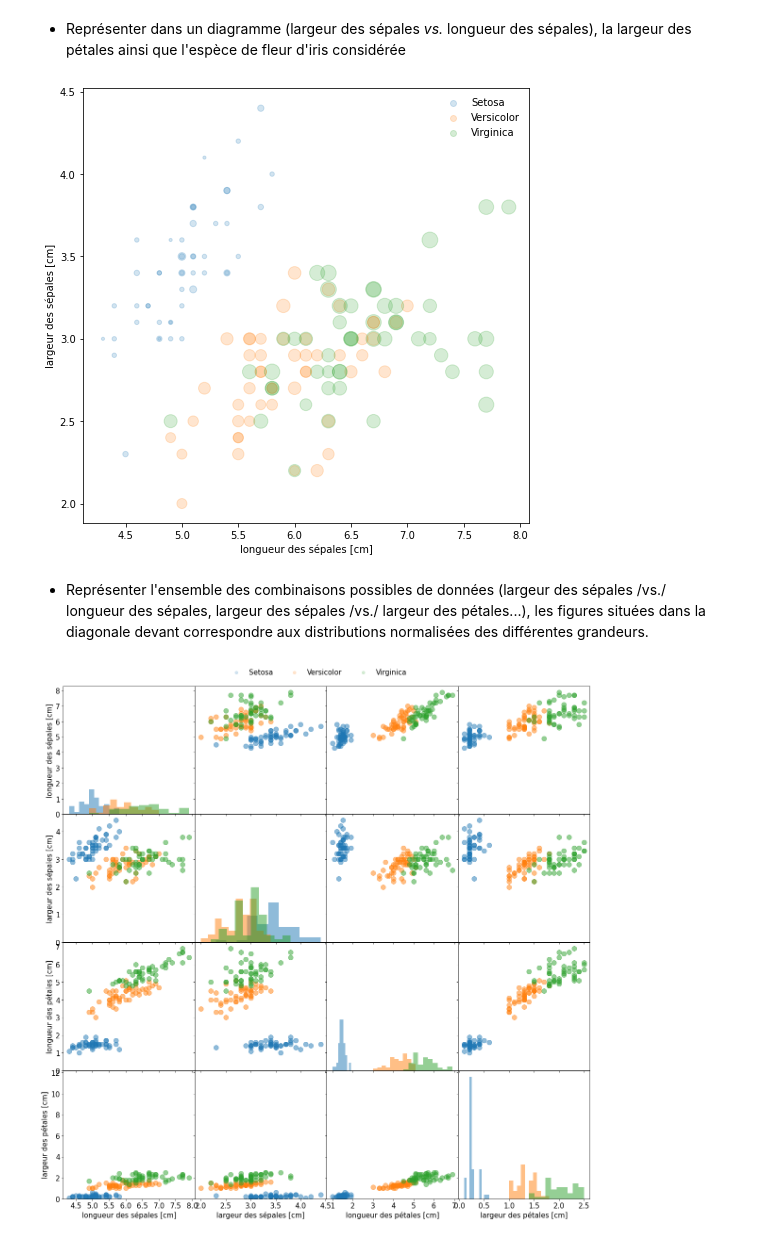
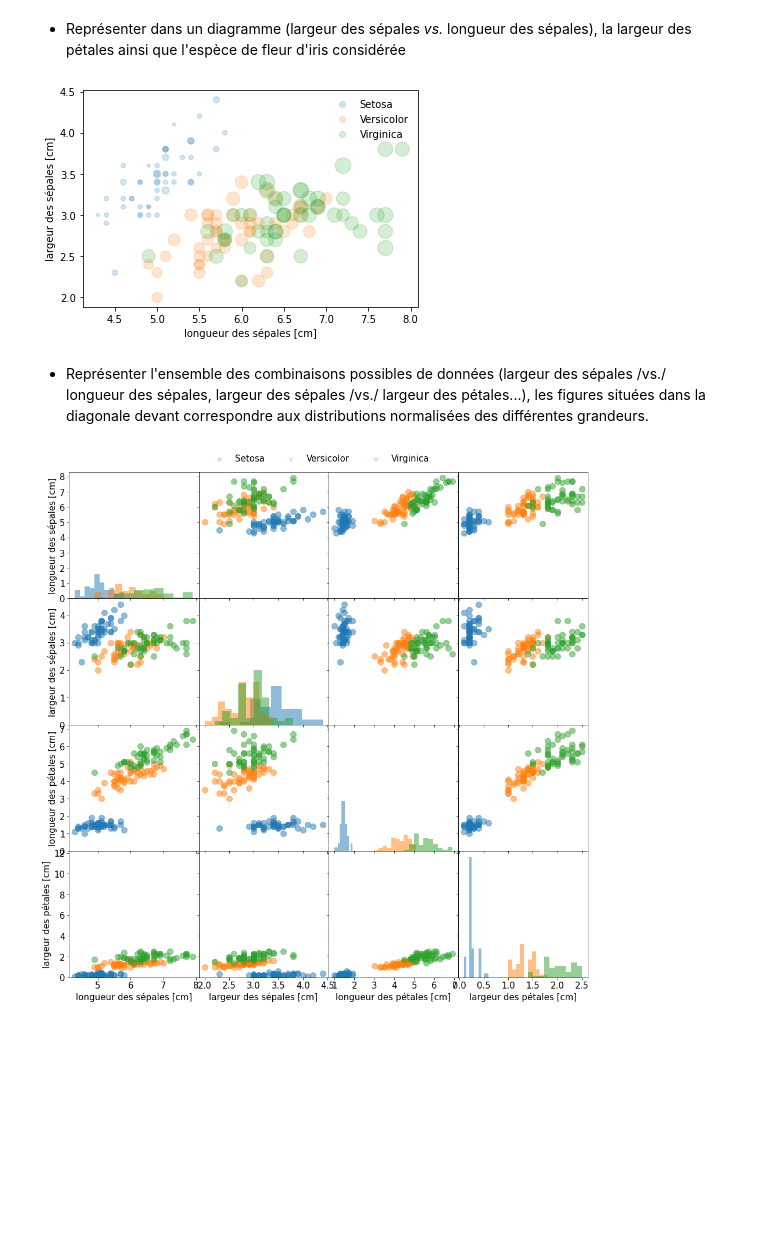
Before and after one commit to xgarrido/master_python_teaching, a Jupyter notebook: td/04_td_pandas.ipynb, the cells around one changed output. Drawn from its saved outputs; the diff is of its cells as text; code cells hidden in the pictures; blank space fills up the shorter version.

```diff
--- a/td/04_td_pandas.ipynb
+++ b/td/04_td_pandas.ipynb
@@ -159,12 +159,6 @@ import numpy as np
 import pandas as pd
 
 df = pd.read_csv("./data/iris.csv")
-
-sepal_length = df["sepal.length"]
-sepal_width = df["sepal.width"]
-petal_length = df["petal.length"]
-petal_width = df["petal.width"]
-variety = df["variety"]
-df["colors"] = np.where(variety == "Setosa", "C0", np.where(variety == "Versicolor", "C1", "C2"))
+df["colors"] = np.where(df.variety == "Setosa", "C0", np.where(df.variety == "Versicolor", "C1", "C2"))
 df.head()
 # %% [output]
@@ -204,16 +199,16 @@ for xlabel, data in labels.items():
 # %% [markdown]
 -  Représenter dans un diagramme (largeur des sépales *vs.* longueur des sépales), la largeur des pétales ainsi que l'espèce de fleur d'iris considérée
 # %%
-plt.scatter(sepal_length, sepal_width, s=100 * petal_width, c=df["colors"], alpha=0.2)
+plt.scatter(df.sepal_length, df.sepal_width, s=100 * df.petal_width, c=df["colors"], alpha=0.2)
 plt.xlabel("longueur des sépales [cm]")
 plt.ylabel("largeur des sépales [cm]")
 
 # Création d'une légende à partir d'un scatter plot vide
-for i, v in enumerate(variety.unique()):
+for i, v in enumerate(df.variety.unique()):
     plt.scatter([], [], c="C{}".format(i), alpha=0.2, label=v)
 plt.legend();
 # %% [output]
-[figure, old version]
+[figure, new version]
 # %% [markdown]
 - Représenter l'ensemble des combinaisons possibles de données (largeur des sépales /vs./ longueur
   des sépales, largeur des sépales /vs./ largeur des pétales...), les figures situées dans la
@@ -227,15 +222,15 @@ with plt.rc_context({"font.size": 15}):
         len(labels),
         sharex="col",
         sharey="row",
-        figsize=(5 * len(labels), 5 * len(labels)),
+        figsize=(4 * len(labels), 4 * len(labels)),
     )
 
     for l1, d1 in labels.items():
         i1 = list(labels.keys()).index(l1)
         for l2, d2 in labels.items():
             i2 = list(labels.keys()).index(l2)
-            for v in variety.unique():
-                sc = variety == v
+            for v in df.variety.unique():
+                sc = df.variety == v
                 if l1 == l2:
                     ax[i1, i2].hist(d1[sc], alpha=0.5, bins=10, density=True)
                 else:
@@ -244,10 +239,10 @@ with plt.rc_context({"font.size": 15}):
                     ax[i1, 0].set_ylabel(l1)
 
     # Création d'une légende à partir d'un scatter plot vide
-    for i, v in enumerate(variety.unique()):
+    for i, v in enumerate(df.variety.unique()):
         plt.scatter([], [], c="C{}".format(i), alpha=0.2, label=v)
-    fig.legend(bbox_to_anchor=(0.5, 0.9), loc="center", ncol=len(variety.unique()))
+    fig.legend(bbox_to_anchor=(0.5, 0.9), loc="center", ncol=len(df.variety.unique()))
     fig.subplots_adjust(wspace=0, hspace=0)
 plt.show()
 # %% [output]
-[figure, old version]
+[figure, new version]
```
Also changed, not shown: parts of 4 cells of this notebook, 1 other file.
